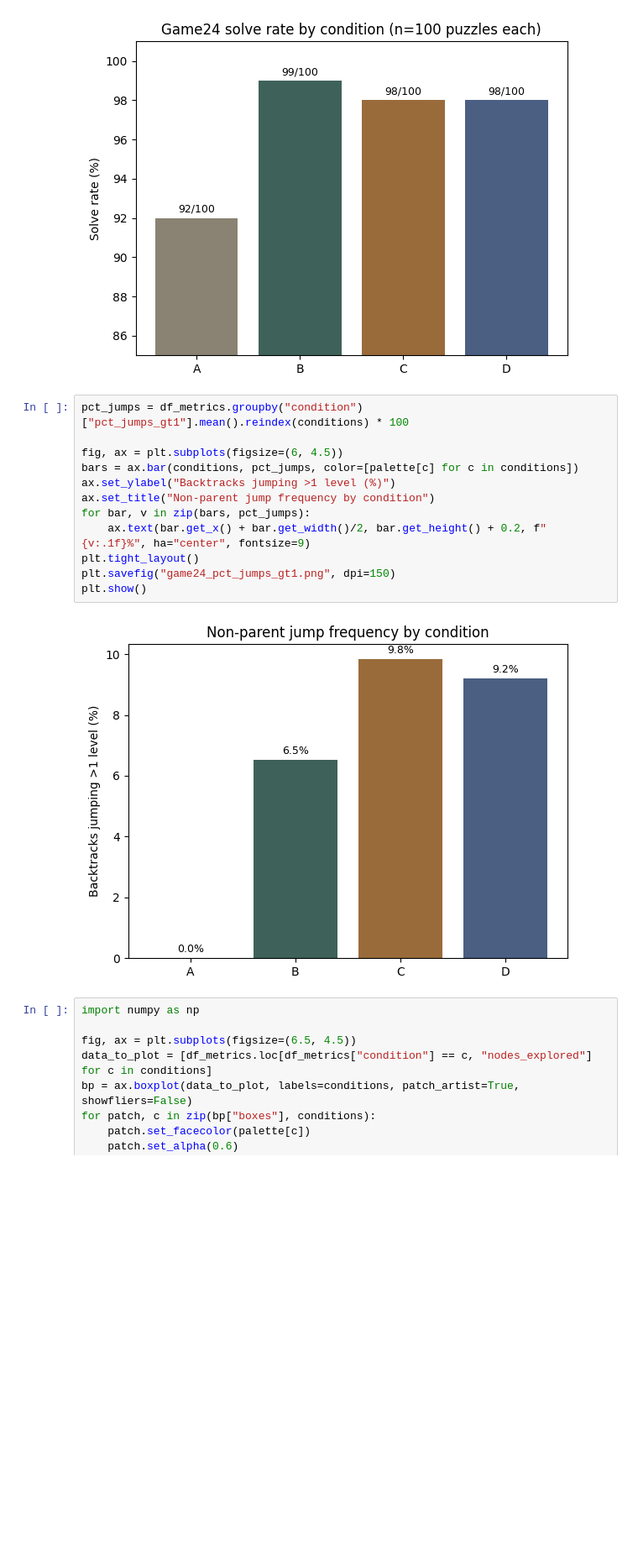
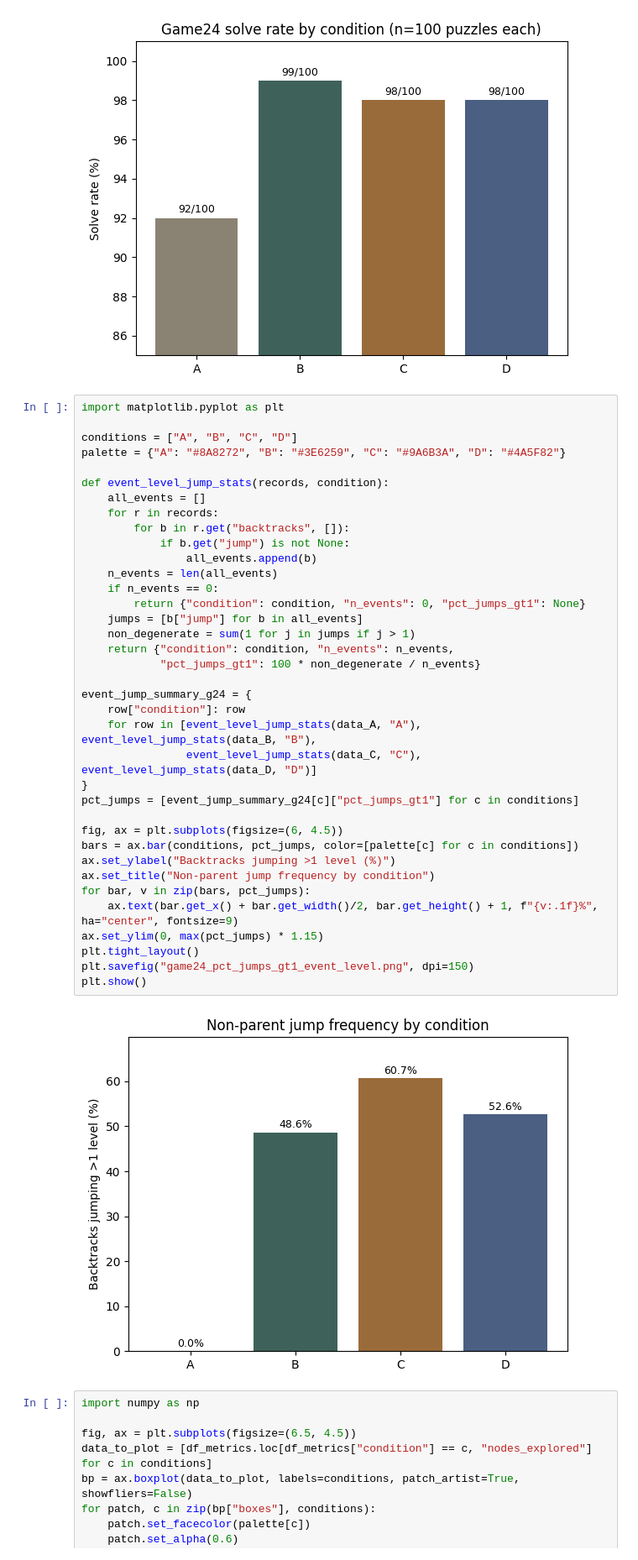
Before and after one commit to bhoomi1-6/Diss, a Jupyter notebook: tree-of-thought-llm/statistical_analysis/Statistical_analysis_game24.ipynb, the cells around one changed output. Shown at 84% size. Cells and saved outputs as stored; diff of their text form; blank space fills up the shorter version.

```diff
--- a/tree-of-thought-llm/statistical_analysis/Statistical_analysis_game24.ipynb
+++ b/tree-of-thought-llm/statistical_analysis/Statistical_analysis_game24.ipynb
@@ -375,19 +467,44 @@ plt.show()
 # %% [output]
 [figure]
 # %%
-pct_jumps = df_metrics.groupby("condition")["pct_jumps_gt1"].mean().reindex(conditions) * 100
+import matplotlib.pyplot as plt
+
+conditions = ["A", "B", "C", "D"]
+palette = {"A": "#8A8272", "B": "#3E6259", "C": "#9A6B3A", "D": "#4A5F82"}
+
+def event_level_jump_stats(records, condition):
+    all_events = []
+    for r in records:
+        for b in r.get("backtracks", []):
+            if b.get("jump") is not None:
+                all_events.append(b)
+    n_events = len(all_events)
+    if n_events == 0:
+        return {"condition": condition, "n_events": 0, "pct_jumps_gt1": None}
+    jumps = [b["jump"] for b in all_events]
+    non_degenerate = sum(1 for j in jumps if j > 1)
+    return {"condition": condition, "n_events": n_events,
+            "pct_jumps_gt1": 100 * non_degenerate / n_events}
+
+event_jump_summary_g24 = {
+    row["condition"]: row
+    for row in [event_level_jump_stats(data_A, "A"), event_level_jump_stats(data_B, "B"),
+                event_level_jump_stats(data_C, "C"), event_level_jump_stats(data_D, "D")]
+}
+pct_jumps = [event_jump_summary_g24[c]["pct_jumps_gt1"] for c in conditions]
 
 fig, ax = plt.subplots(figsize=(6, 4.5))
 bars = ax.bar(conditions, pct_jumps, color=[palette[c] for c in conditions])
 ax.set_ylabel("Backtracks jumping >1 level (%)")
 ax.set_title("Non-parent jump frequency by condition")
 for bar, v in zip(bars, pct_jumps):
-    ax.text(bar.get_x() + bar.get_width()/2, bar.get_height() + 0.2, f"{v:.1f}%", ha="center", fontsize=9)
+    ax.text(bar.get_x() + bar.get_width()/2, bar.get_height() + 1, f"{v:.1f}%", ha="center", fontsize=9)
+ax.set_ylim(0, max(pct_jumps) * 1.15)
 plt.tight_layout()
-plt.savefig("game24_pct_jumps_gt1.png", dpi=150)
+plt.savefig("game24_pct_jumps_gt1_event_level.png", dpi=150)
 plt.show()
 # %% [output]
-[figure, old version]
+[figure, new version]
 # %%
 import numpy as np
 
```
Also changed, not shown: parts of 4 cells of this notebook, 2 other files.
